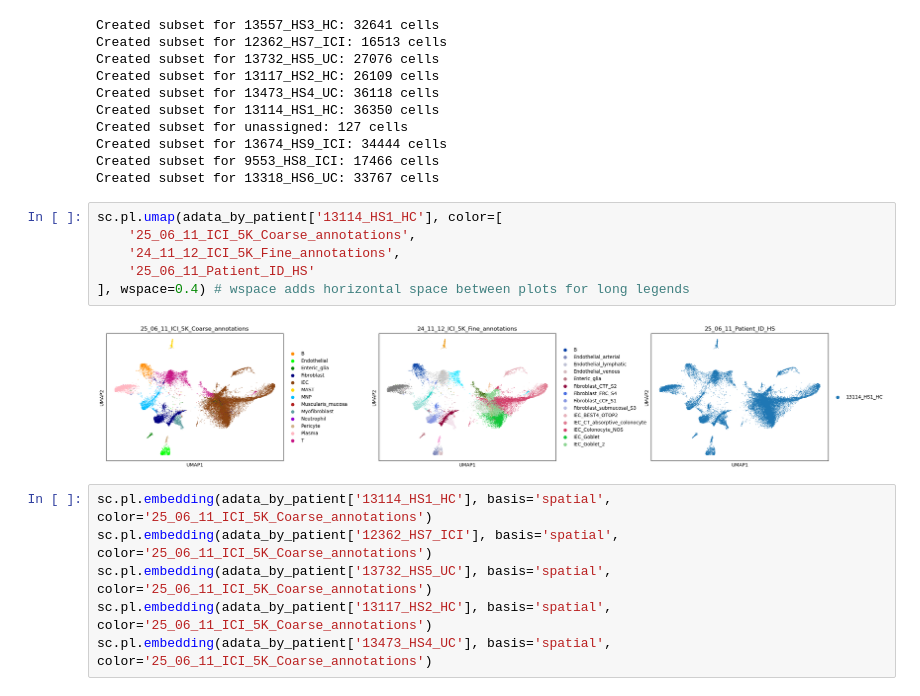
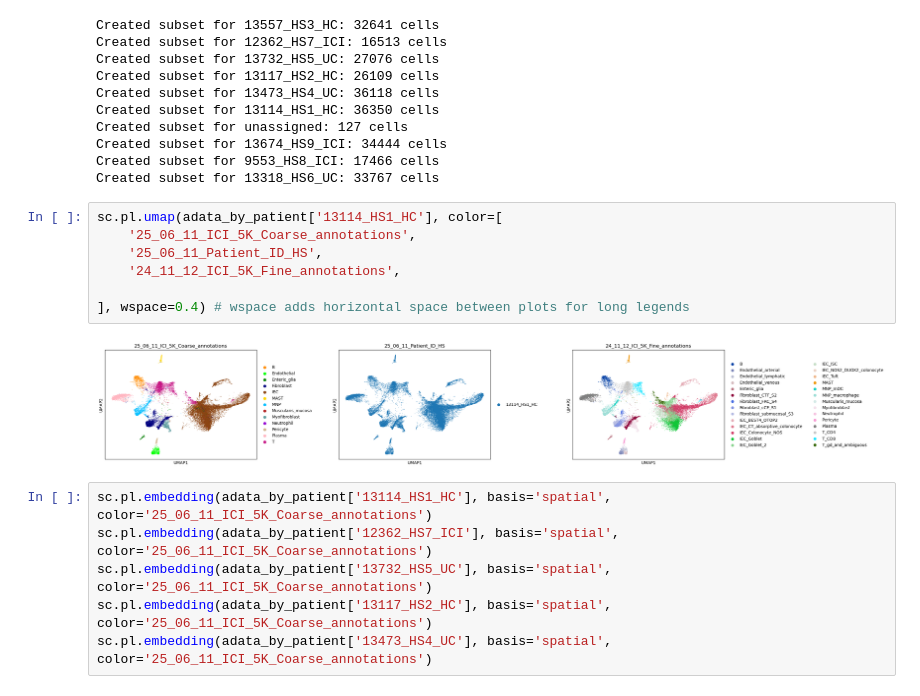
Before and after one commit to fosterea/MetabTravLR, a Jupyter notebook: metab_processing/Preprocess/alexi_data.ipynb, the cells around one changed output. Saved outputs shown, nothing was run; the diff lists cells and outputs as text.

```diff
--- a/metab_processing/Preprocess/alexi_data.ipynb
+++ b/metab_processing/Preprocess/alexi_data.ipynb
@@ -103,11 +103,12 @@ Created subset for 13318_HS6_UC: 33767 cells
 # %%
 sc.pl.umap(adata_by_patient['13114_HS1_HC'], color=[
     '25_06_11_ICI_5K_Coarse_annotations',
+    '25_06_11_Patient_ID_HS',
     '24_11_12_ICI_5K_Fine_annotations',
-    '25_06_11_Patient_ID_HS'
+
 ], wspace=0.4) # wspace adds horizontal space between plots for long legends
 # %% [output]
-[figure, old version]
+[figure, new version]
 # %%
 sc.pl.embedding(adata_by_patient['13114_HS1_HC'], basis='spatial', color='25_06_11_ICI_5K_Coarse_annotations')
 sc.pl.embedding(adata_by_patient['12362_HS7_ICI'], basis='spatial', color='25_06_11_ICI_5K_Coarse_annotations')
```
Also changed, not shown: parts of 3 cells of this notebook, 4 other files.
